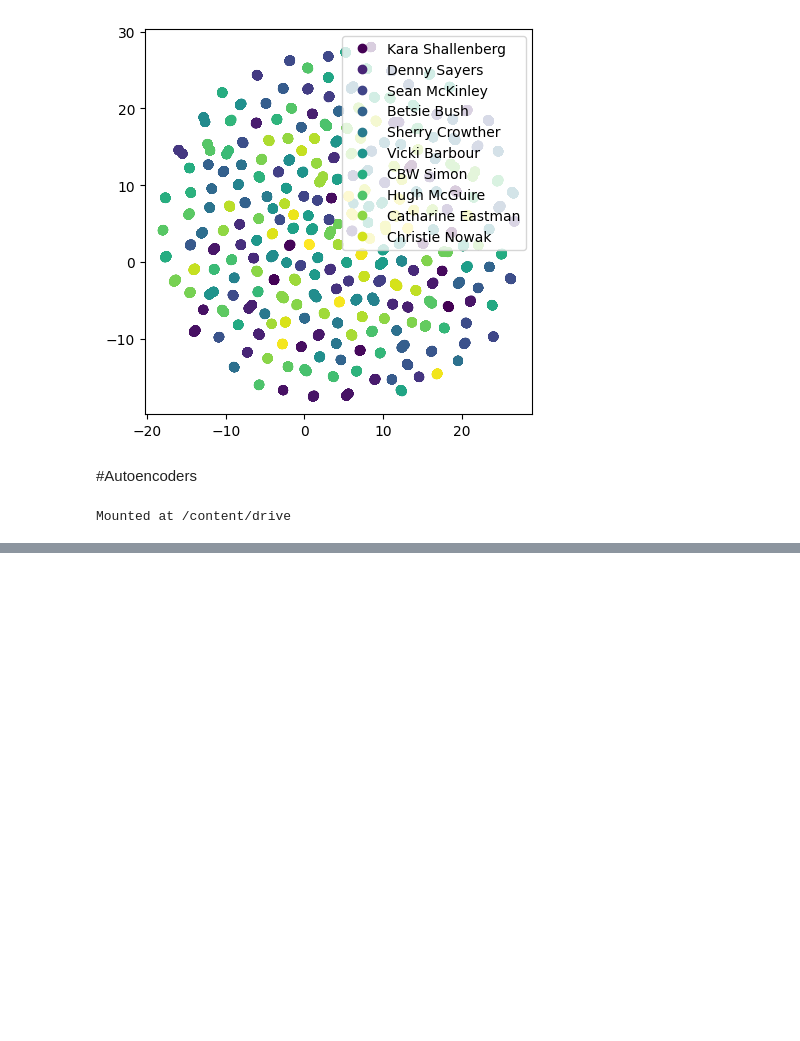
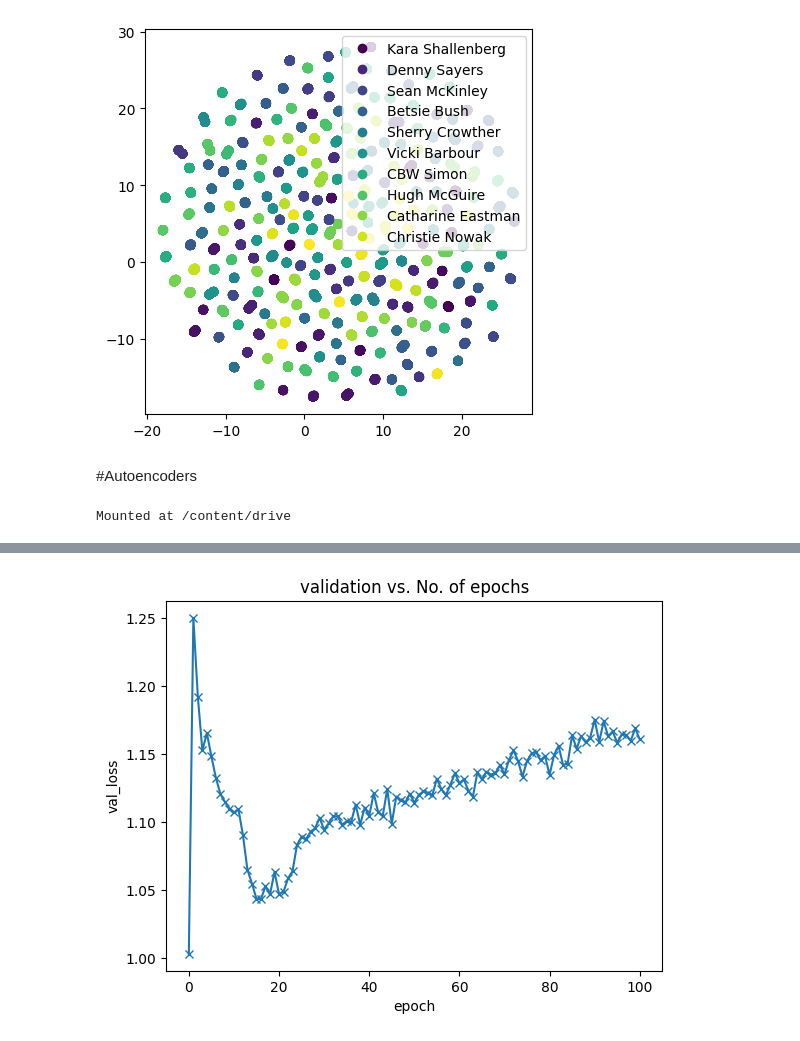
Before and after one commit to MarianaGuez/Audio, a Jupyter notebook: Artificial Intelligence/Embeddings/Embeddings.ipynb, the cells around one changed output, grey strips where cells are left out. Drawn from its saved outputs; the diff is of its cells as text; code cells hidden in the pictures; blank space fills up the shorter version.

```diff
--- a/Artificial Intelligence/Embeddings/Embeddings.ipynb
+++ b/Artificial Intelligence/Embeddings/Embeddings.ipynb
@@ -426,0 +440,11 @@ plot_accuracies(history)
+# %%
+def plot_valid(history):
+    validation = [x['val_loss'] for x in history]
+    plt.plot(validation, '-x')
+    plt.xlabel('epoch')
+    plt.ylabel('val_loss')
+    plt.title('validation vs. No. of epochs');
+# %%
+plot_valid(history)
+# %% [output]
+[figure, added]
```
Also changed, not shown: parts of 17 cells of this notebook.
